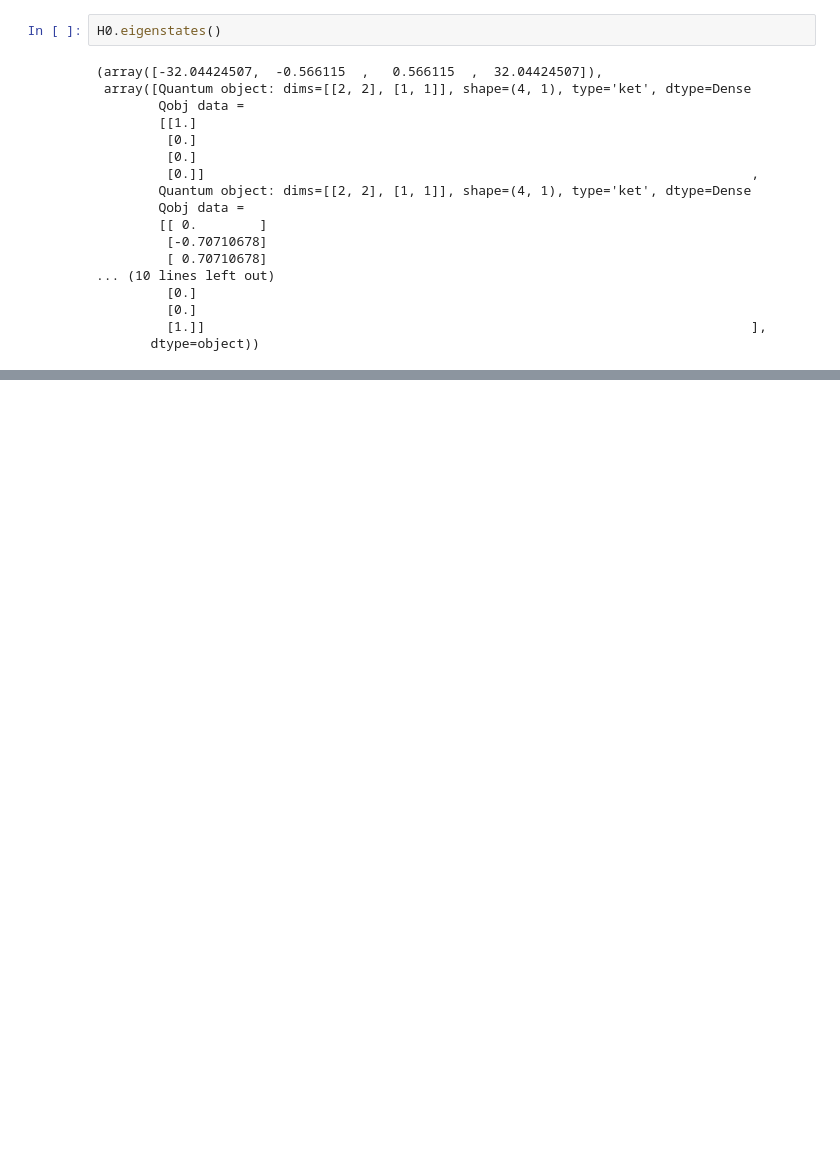
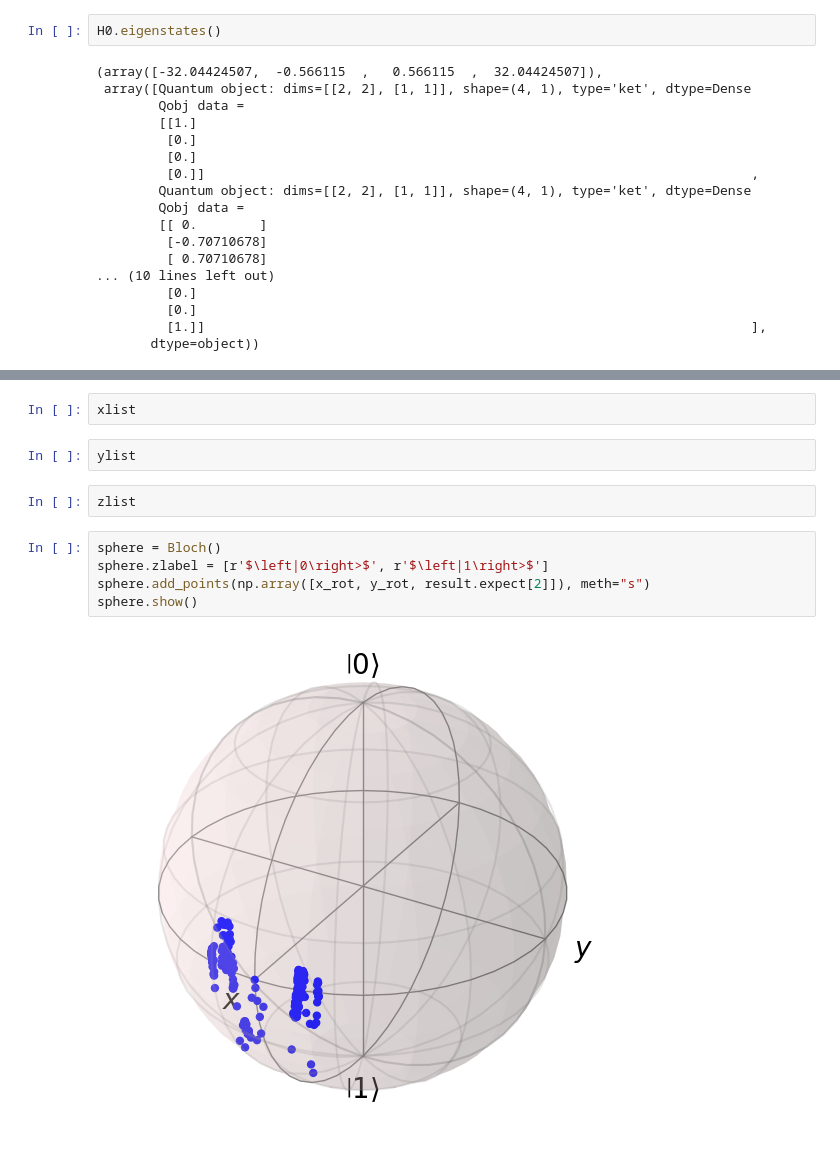
Before and after one commit to BrainConnection/Dynamical_Decoupling_Project, a Jupyter notebook: Dual Rail Erasure Qubit Reproduce.ipynb, the cells around one changed output, grey strips where cells are left out. Drawn from its saved outputs; the diff is of its cells as text; blank space fills up the shorter version.

```diff
--- a/Dual Rail Erasure Qubit Reproduce.ipynb
+++ b/Dual Rail Erasure Qubit Reproduce.ipynb
@@ -512,0 +504,13 @@ for k in range(20):
+# %%
+xlist
+# %%
+ylist
+# %%
+zlist
+# %%
+sphere = Bloch()
+sphere.zlabel = [r'$\left|0\right>$', r'$\left|1\right>$']
+sphere.add_points(np.array([x_rot, y_rot, result.expect[2]]), meth="s")
+sphere.show()
+# %% [output]
+[figure, added]
```
Also changed, not shown: parts of 53 cells of this notebook.
